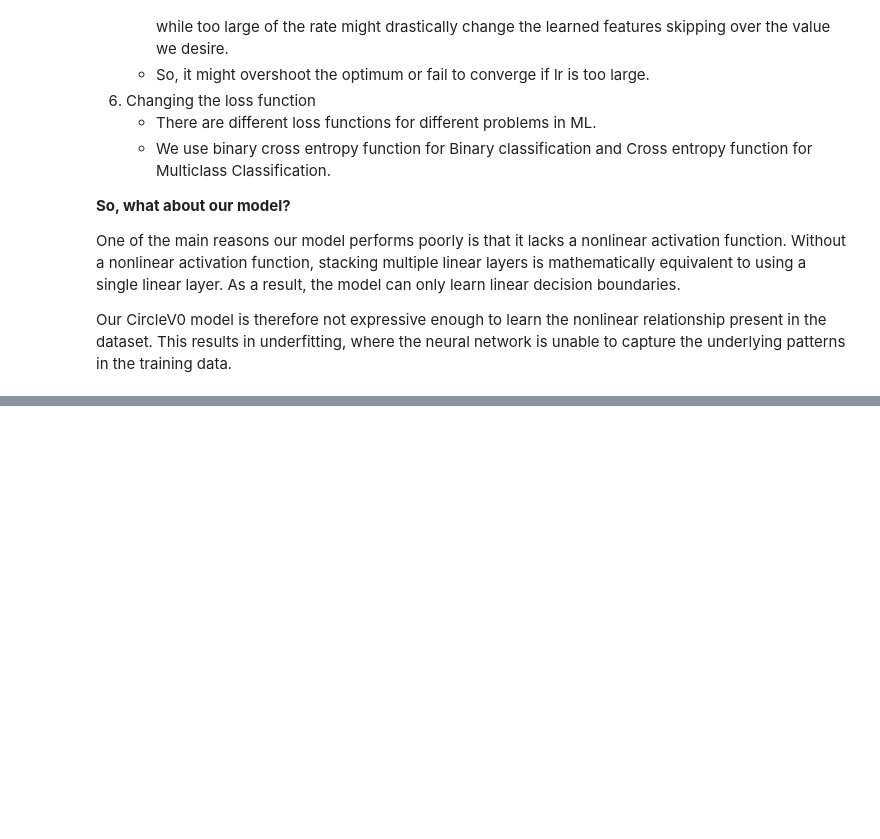
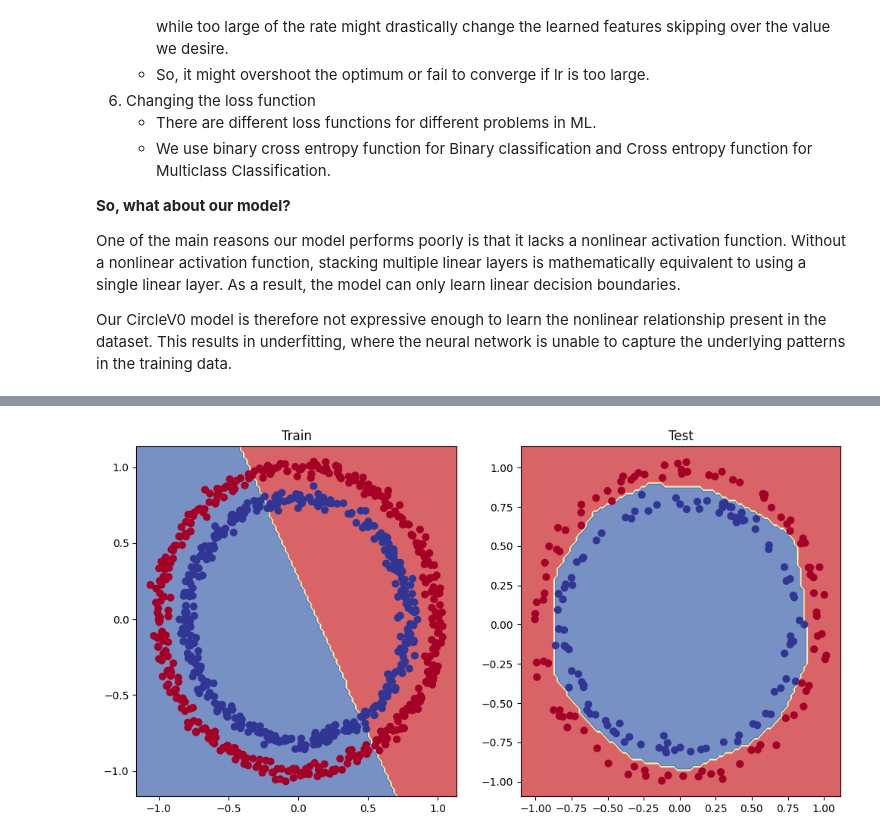
Before and after one commit to Sayam-01/Simple-ML-Model-for-Pytorch-Learning, a Jupyter notebook: Pytorch_3.ipynb, the cells around one changed output, grey strips where cells are left out. Drawn from its saved outputs; the diff is of its cells as text; code cells hidden in the pictures; blank space fills up the shorter version.

Commit message:
Implemented Non-linear activation functions to the model.

```diff
--- a/Pytorch_3.ipynb
+++ b/Pytorch_3.ipynb
@@ -336,0 +344,11 @@ Our CircleV0 model is therefore not expressive enough to learn the nonlinear rel
+# %%
+#Construction second version of the model with non-linearity
+#Lets use nn.Sequential for easiness as we want sequential forward pass anyways
+model1 = nn.Sequential(
+    nn.Linear(in_features= 2, out_features = 16),
+    nn.ReLU(),
+    nn.Linear(in_features= 16, out_features = 16),
+    nn.ReLU(),
+    nn.Linear(in_features = 16, out_features = 1)
+)
+model1
@@ -336,0 +440,13 @@ Our CircleV0 model is therefore not expressive enough to learn the nonlinear rel
+# %%
+from helper_functions import plot_decision_boundary
+
+# Plot decision boundaries for training and test sets
+plt.figure(figsize=(12, 6))
+plt.subplot(1, 2, 1)
+plt.title("Train")
+plot_decision_boundary(model0, x_train, y_train) # model0 = no non-linearity
+plt.subplot(1, 2, 2)
+plt.title("Test")
+plot_decision_boundary(model1, x_test, y_test) # model1= has non-linearity
+# %% [output]
+[figure, added]
```
Also changed, not shown: parts of 8 cells of this notebook.
